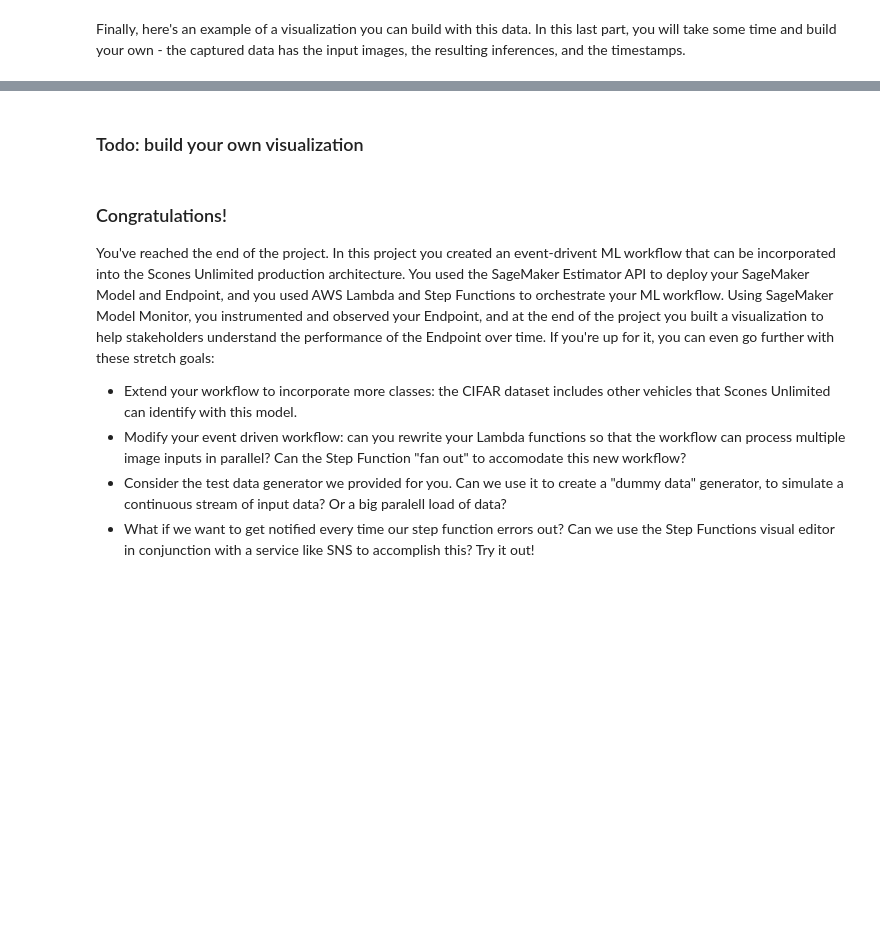
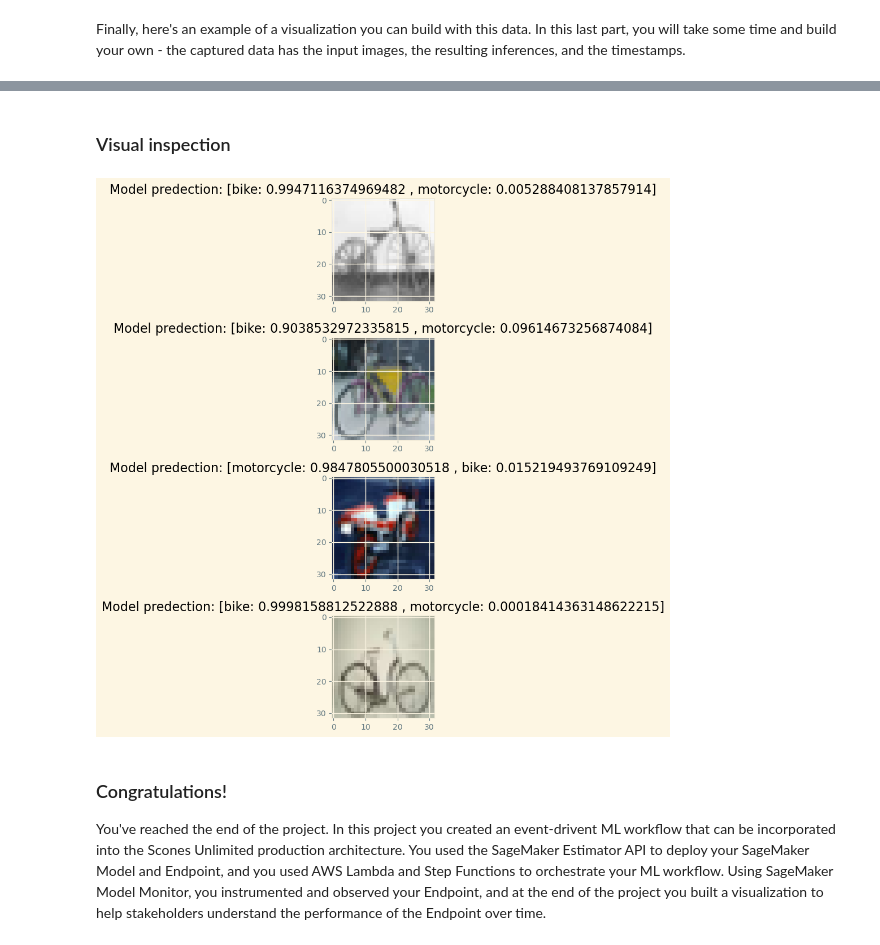
Before and after one commit to JMarcan/sagemaker_image_classification, a Jupyter notebook: sagemaker-image-classification.ipynb, the cells around one changed output, grey strips where cells are left out. Drawn from its saved outputs; the diff is of its cells as text; code cells hidden in the pictures; blank space fills up the shorter version.

```diff
--- a/sagemaker-image-classification.ipynb
+++ b/sagemaker-image-classification.ipynb
@@ -686,11 +708,30 @@ plt.gcf().autofmt_xdate()
-# %% [markdown]
-### Todo: build your own visualization
+# %% [markdown]
+### Visual inspection
+# %%
+def simple_getter_img(obj):
+    inferences = obj["captureData"]["endpointOutput"]["data"]
+    images = obj['captureData']['endpointInput']['data']
+    timestamp = obj["eventMetadata"]["inferenceTime"]
+    return images, json.loads(inferences), timestamp
+
+simple_getter(json_data[0]);
+# %%
+import PIL
+import io
+
+fig, axs = plt.subplots(nrows=len(json_data), ncols=1, figsize=(10, 10))
+for i, obj in enumerate(json_data):
+    image, inference, timestamp = simple_getter_img(obj)
+    image = PIL.Image.open(io.BytesIO(base64.b64decode(image)))
+    axs[i].imshow(image)
+    if inference[0] > inference[1]:
+        axs[i].set_title(f"Model predection: [bike: {inference[0]} , motorcycle: {inference[1]}]")
+    else:
+        axs[i].set_title(f"Model predection: [motorcycle: {inference[1]} , bike: {inference[0]}]")
+fig.tight_layout()
+# %% [output]
+[figure, added]
 # %% [markdown]
 ### Congratulations!
 
-You've reached the end of the project. In this project you created an event-drivent ML workflow that can be incorporated into the Scones Unlimited production architecture. You used the SageMaker Estimator API to deploy your SageMaker Model and Endpoint, and you used AWS Lambda and Step Functions to orchestrate your ML workflow. Using SageMaker Model Monitor, you instrumented and observed your Endpoint, and at the end of the project you built a visualization to help stakeholders understand the performance of the Endpoint over time. If you're up for it, you can even go further with these stretch goals:
-
-* Extend your workflow to incorporate more classes: the CIFAR dataset includes other vehicles that Scones Unlimited can identify with this model.
-* Modify your event driven workflow: can you rewrite your Lambda functions so that the workflow can process multiple image inputs in parallel? Can the Step Function "fan out" to accomodate this new workflow?
-* Consider the test data generator we provided for you. Can we use it to create a "dummy data" generator, to simulate a continuous stream of input data? Or a big paralell load of data?
-* What if we want to get notified every time our step function errors out? Can we use the Step Functions visual editor in conjunction with a service like SNS to accomplish this? Try it out!
+You've reached the end of the project. In this project you created an event-drivent ML workflow that can be incorporated into the Scones Unlimited production architecture. You used the SageMaker Estimator API to deploy your SageMaker Model and Endpoint, and you used AWS Lambda and Step Functions to orchestrate your ML workflow. Using SageMaker Model Monitor, you instrumented and observed your Endpoint, and at the end of the project you built a visualization to help stakeholders understand the performance of the Endpoint over time.
```
Also changed, not shown: parts of 15 cells of this notebook.
